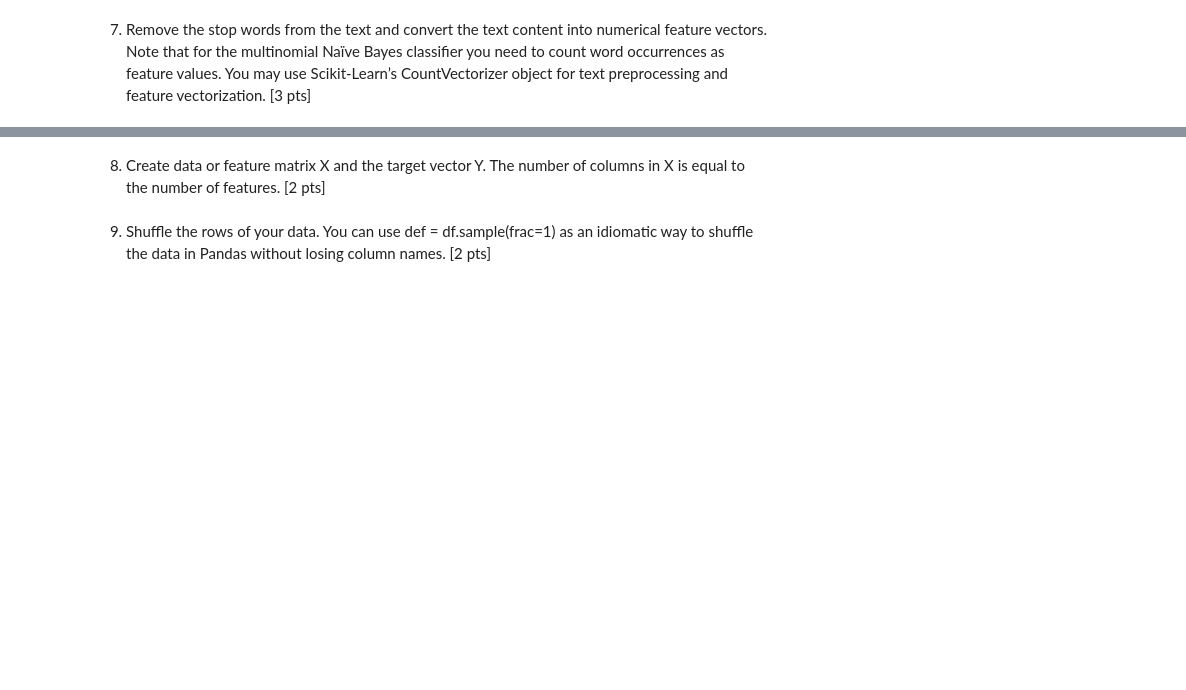
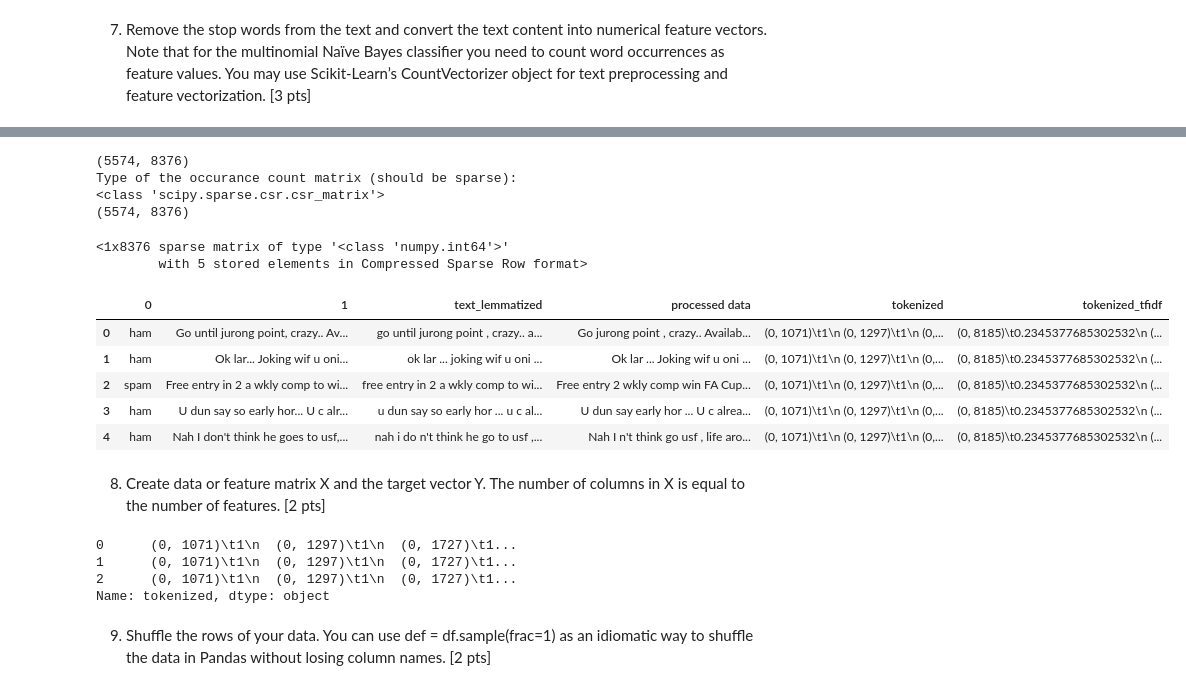
Before and after one commit to tannn/machine-learning, a Jupyter notebook: Doan_Vy_Marino_Tanner_assignment4.ipynb, the cells around one changed output, grey strips where cells are left out. Saved outputs shown, nothing was run; the diff lists cells and outputs as text; code cells hidden in the pictures; blank space fills up the shorter version.

```diff
--- a/Doan_Vy_Marino_Tanner_assignment4.ipynb
+++ b/Doan_Vy_Marino_Tanner_assignment4.ipynb
@@ -197,0 +315,10 @@ plt.show()
+# %%
+from nltk.corpus import stopwords
+
+set(stopwords.words('english'))
+
+X_tokenize = []
+
+for i in X_lemmatized:
+    tokenized_string = word_tokenize(i)
+    X_tokenize.append(' '.join(list([word for word in tokenized_string if word not in stopwords.words('english')])))
@@ -197,0 +329,2 @@ plt.show()
+# %%
+df['processed data'] = X_tokenize
@@ -198,2 +340,47 @@ plt.show()
+# %%
+
+from sklearn.model_selection import train_test_split, GridSearchCV, cross_val_score, cross_val_predict
+from sklearn.metrics import confusion_matrix, precision_score, recall_score, f1_score, roc_curve, precision_recall_curve, classification_report
+from sklearn.feature_extraction.text import CountVectorizer, TfidfVectorizer, TfidfTransformer
+from sklearn.naive_bayes import MultinomialNB, BernoulliNB
+
+
+#count_vect = CountVectorizer(lowercase=True, stop_words='english', ngram_range=(1, 2))
+#count_vect = CountVectorizer(lowercase=True, stop_words='english')
+#count_vect = CountVectorizer(lowercase=True, stop_words='english', binary=True)
+count_vect = CountVectorizer()
+
+
+X_counts = count_vect.fit_transform(X_tokenize)
+print(X_counts.shape)
+
+print("Type of the occurance count matrix (should be sparse): ")
+print(type(X_counts))
+
+tfidf_transformer = TfidfTransformer()
+X_tfidf = tfidf_transformer.fit_transform(X_counts)
+print(X_tfidf.shape)
+# %% [output]
+(5574, 8376)
+Type of the occurance count matrix (should be sparse):
+<class 'scipy.sparse.csr.csr_matrix'>
+(5574, 8376)
+# %%
+X_counts[1]
+# %% [output]
+<1x8376 sparse matrix of type '<class 'numpy.int64'>'
+        with 5 stored elements in Compressed Sparse Row format>
+# %%
+df['tokenized'] = X_counts
+df['tokenized_tfidf'] = X_tfidf
+# %%
+df.head()
+# %% [output]
+|  | 0 | 1 | text_lemmatized | processed data | tokenized | tokenized_tfidf |
+| 0 | ham | Go until jurong point, crazy.. Av... | go until jurong point , crazy.. a... | Go jurong point , crazy.. Availab... | (0, 1071)\t1\n (0, 1297)\t1\n (0,... | (0, 8185)\t0.2345377685302532\n (... |
+| 1 | ham | Ok lar... Joking wif u oni... | ok lar ... joking wif u oni ... | Ok lar ... Joking wif u oni ... | (0, 1071)\t1\n (0, 1297)\t1\n (0,... | (0, 8185)\t0.2345377685302532\n (... |
+| 2 | spam | Free entry in 2 a wkly comp to wi... | free entry in 2 a wkly comp to wi... | Free entry 2 wkly comp win FA Cup... | (0, 1071)\t1\n (0, 1297)\t1\n (0,... | (0, 8185)\t0.2345377685302532\n (... |
+| 3 | ham | U dun say so early hor... U c alr... | u dun say so early hor ... u c al... | U dun say early hor ... U c alrea... | (0, 1071)\t1\n (0, 1297)\t1\n (0,... | (0, 8185)\t0.2345377685302532\n (... |
+| 4 | ham | Nah I don't think he goes to usf,... | nah i do n't think he go to usf ,... | Nah I n't think go usf , life aro... | (0, 1071)\t1\n (0, 1297)\t1\n (0,... | (0, 8185)\t0.2345377685302532\n (... |
 # %% [markdown]
 8. Create data or feature matrix X and the target vector Y. The number of columns in X is equal to the number of features. [2 pts]
@@ -200,2 +390,9 @@ plt.show()
+# %%
+X[:3]
+# %% [output]
+0      (0, 1071)\t1\n  (0, 1297)\t1\n  (0, 1727)\t1...
+1      (0, 1071)\t1\n  (0, 1297)\t1\n  (0, 1727)\t1...
+2      (0, 1071)\t1\n  (0, 1297)\t1\n  (0, 1727)\t1...
+Name: tokenized, dtype: object
 # %% [markdown]
 9. Shuffle the rows of your data. You can use def = df.sample(frac=1) as an idiomatic way to shuffle the data in Pandas without losing column names. [2 pts]
```
Also changed, not shown: parts of 21 cells of this notebook, 1 other file.
